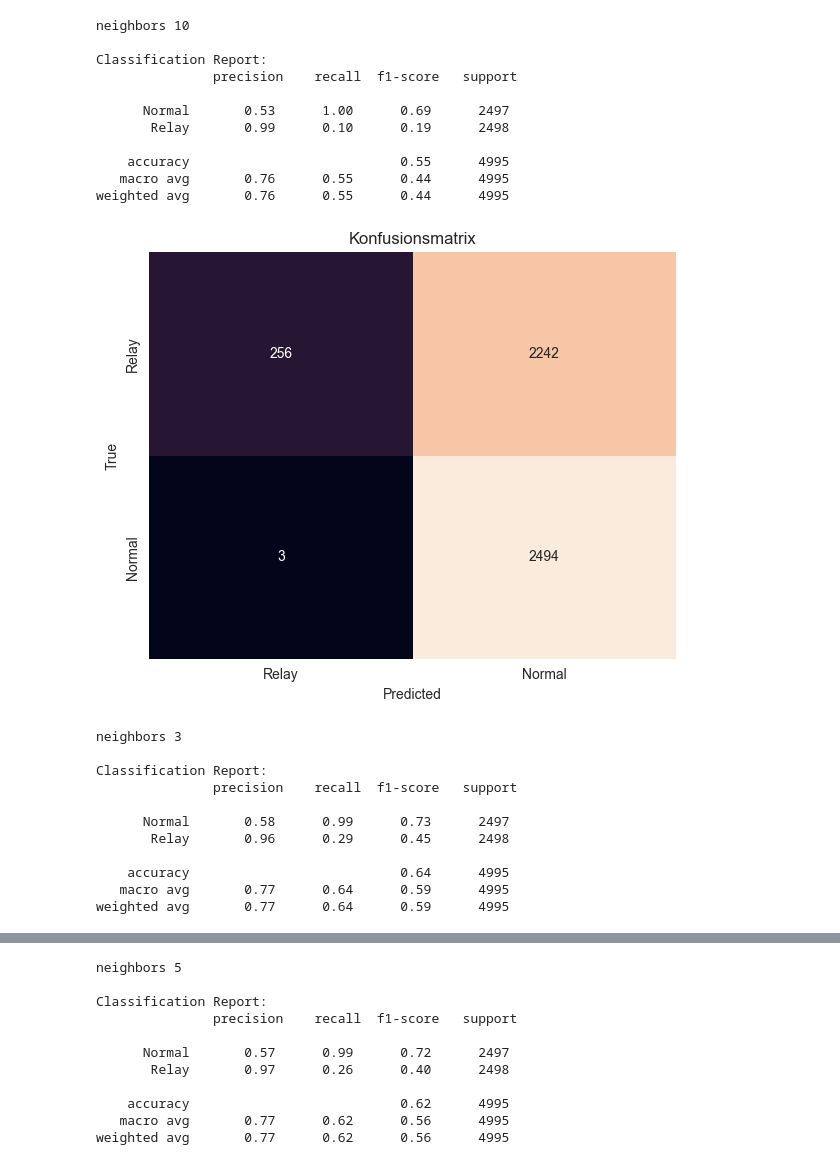
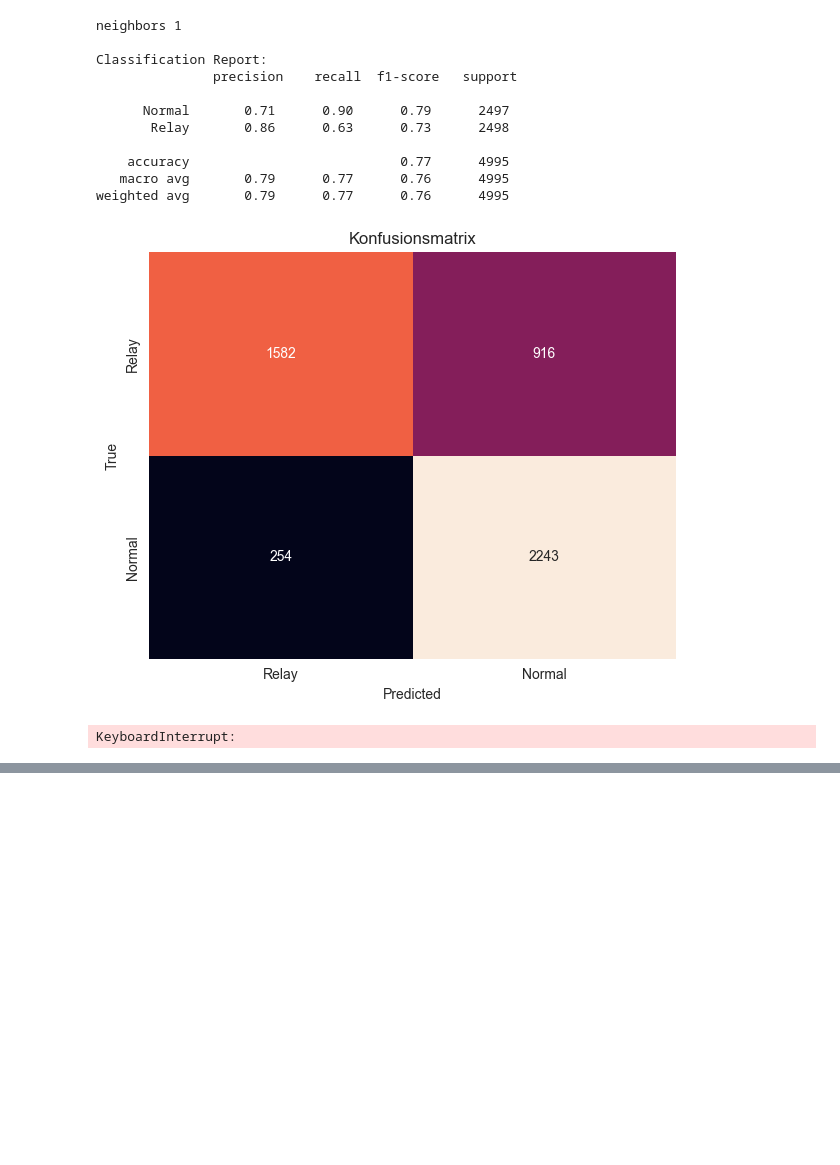
Before and after one commit to harun1602/modelle_featuredata, a Jupyter notebook: lunar_pyod.ipynb, the cells around one changed output, grey strips where cells are left out. Cells and saved outputs as stored; diff of their text form; code cells hidden in the pictures; blank space fills up the shorter version.

```diff
--- a/lunar_pyod.ipynb
+++ b/lunar_pyod.ipynb
@@ -56,7 +57,7 @@ X_test_combined_scaled_standard = np.vstack((X_test_norm_scaled_standard, X_test
 
 y_true = np.array([0] * len(X_test_normal) + [1] * len(X_test_relay))
 # %%
-for n in {3,5,10,30}:
+for n in {1,3,5,10}:
     clf = LUNAR(contamination=0.01, n_neighbours=n, scaler=None)
     clf.fit(X_train)
 
@@ -131,48 +97,38 @@ weighted avg       0.76      0.58      0.50      4995
 # %%
-for n in {3,5,10,30}:
+for n in {1,3,5,10}:
     clf = LUNAR(contamination=0.01, n_neighbours=n, scaler=None)
     clf.fit(X_train_scaled_standard)
 
     # pyod.predict: 0 = inlier, 1 = outlier
     y_pred = clf.predict(X_test_combined_scaled_standard)
 
     # cm und report
     cm = confusion_matrix(y_true, y_pred, labels=[1,0])
     print(f"neighbors {n}")
     print("\nClassification Report:\n", classification_report(y_true, y_pred, target_names=["Normal","Relay"]))
 
     # plot
     plt.figure(figsize=(6,5))
     sns.heatmap(cm, annot=True, fmt="d",
                 xticklabels=["Relay","Normal"],
                 yticklabels=["Relay","Normal"],
                 cbar=False)
     plt.xlabel("Predicted")
     plt.ylabel("True")
     plt.title("Konfusionsmatrix")
     plt.tight_layout()
     plt.show()
 # %% [output]
-neighbors 10
+neighbors 1
 
 Classification Report:
                precision    recall  f1-score   support
 
-      Normal       0.53      1.00      0.69      2497
-       Relay       0.99      0.10      0.19      2498
+      Normal       0.71      0.90      0.79      2497
+       Relay       0.86      0.63      0.73      2498
 
-    accuracy                           0.55      4995
-   macro avg       0.76      0.55      0.44      4995
-weighted avg       0.76      0.55      0.44      4995
+    accuracy                           0.77      4995
+   macro avg       0.79      0.77      0.76      4995
+weighted avg       0.79      0.77      0.76      4995
-[figure, old version]
+[figure, new version]
-neighbors 3
-
-Classification Report:
-               precision    recall  f1-score   support
-
-      Normal       0.58      0.99      0.73      2497
-       Relay       0.96      0.29      0.45      2498
-
-    accuracy                           0.64      4995
-   macro avg       0.77      0.64      0.59      4995
-weighted avg       0.77      0.64      0.59      4995
+KeyboardInterrupt:
@@ -180,11 +134,0 @@ weighted avg       0.77      0.64      0.59      4995
-neighbors 5
-
-Classification Report:
-               precision    recall  f1-score   support
-
-      Normal       0.57      0.99      0.72      2497
-       Relay       0.97      0.26      0.40      2498
-
-    accuracy                           0.62      4995
-   macro avg       0.77      0.62      0.56      4995
-weighted avg       0.77      0.62      0.56      4995
```
Also changed, not shown: parts of 5 cells of this notebook, 1 other file.
